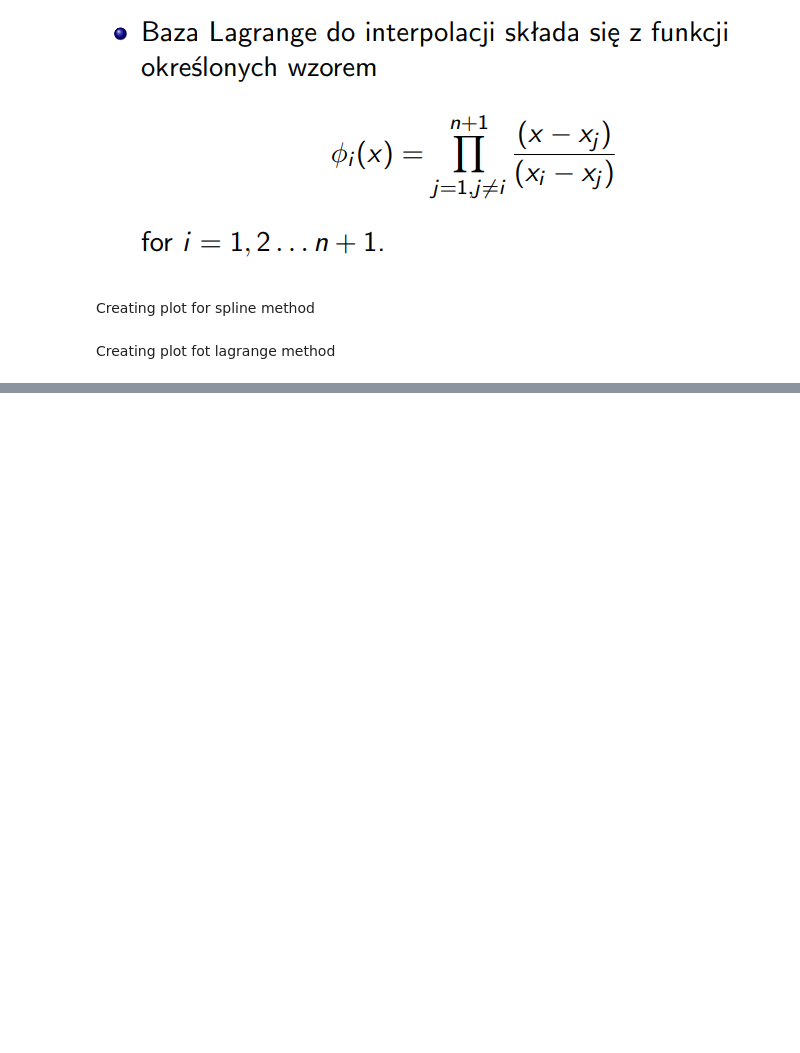
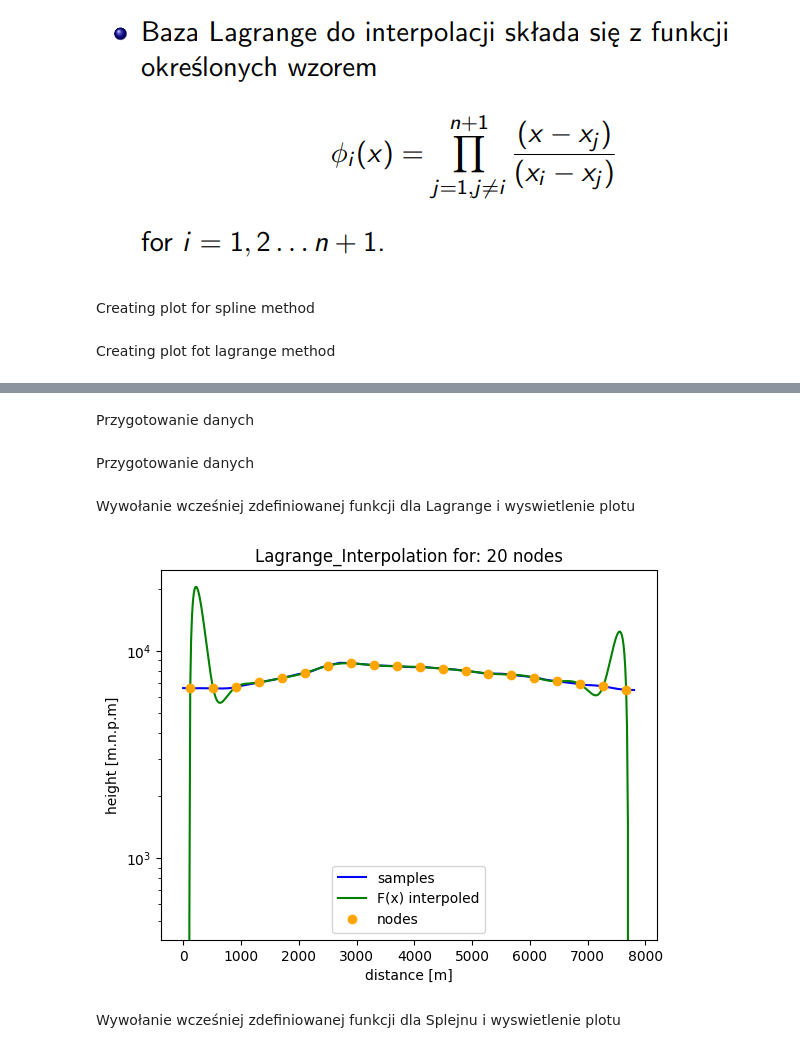
Before and after one commit to lukaszplust/NUMERICAL_METHODS, a Jupyter notebook: Interpolation.ipynb, the cells around one changed output, grey strips where cells are left out. Saved outputs shown, nothing was run; the diff lists cells and outputs as text; code cells hidden in the pictures; blank space fills up the shorter version.

```diff
--- a/Interpolation.ipynb
+++ b/Interpolation.ipynb
@@ -183,0 +102,2 @@ ipdb> q
+# %% [markdown]
+Przygotowanie danych
@@ -183,0 +111,26 @@ ipdb> q
+# %% [markdown]
+Przygotowanie danych
+# %%
+n = 20
+
+intervals = n - 1#to jest ilość odcinków pomiędzy węzłami
+
+x = (size + intervals - 1) // intervals - 1#odstep miedzy wezłami interpolacji
+
+first_node = next(i for i in range(size - 1) if (i + 1) >= (size - 1 - (i + intervals * x)))#pierwszy wezel
+
+x_index = [first_node + i * x for i in range(n)]#tablica indeksow wezlow interpolacji
+
+value_distance, value_height = df.iloc[:, 0].tolist(), df.iloc[:, 1].tolist()#odleglosci i wysokosci
+
+nodes_distance = [value_distance[i] for i in x_index]#wartosc odleglosci wezłów interpolacji
+nodes_height = [value_height[i] for i in x_index]#wartosc wysokosci wezłów interpolacji
+# %% [markdown]
+Wywołanie wcześniej zdefiniowanej funkcji dla Lagrange i wyswietlenie plotu
+# %%
+interpolated_lagrange = lagrange(value_distance, nodes_distance, nodes_height)
+plot_lagrange(value_distance,value_height,nodes_distance, nodes_height,value_distance,interpolated_lagrange)
+# %% [output]
+[figure, added]
+# %% [markdown]
+Wywołanie wcześniej zdefiniowanej funkcji dla Splejnu i wyswietlenie plotu
```
Also changed, not shown: parts of 6 cells of this notebook.
